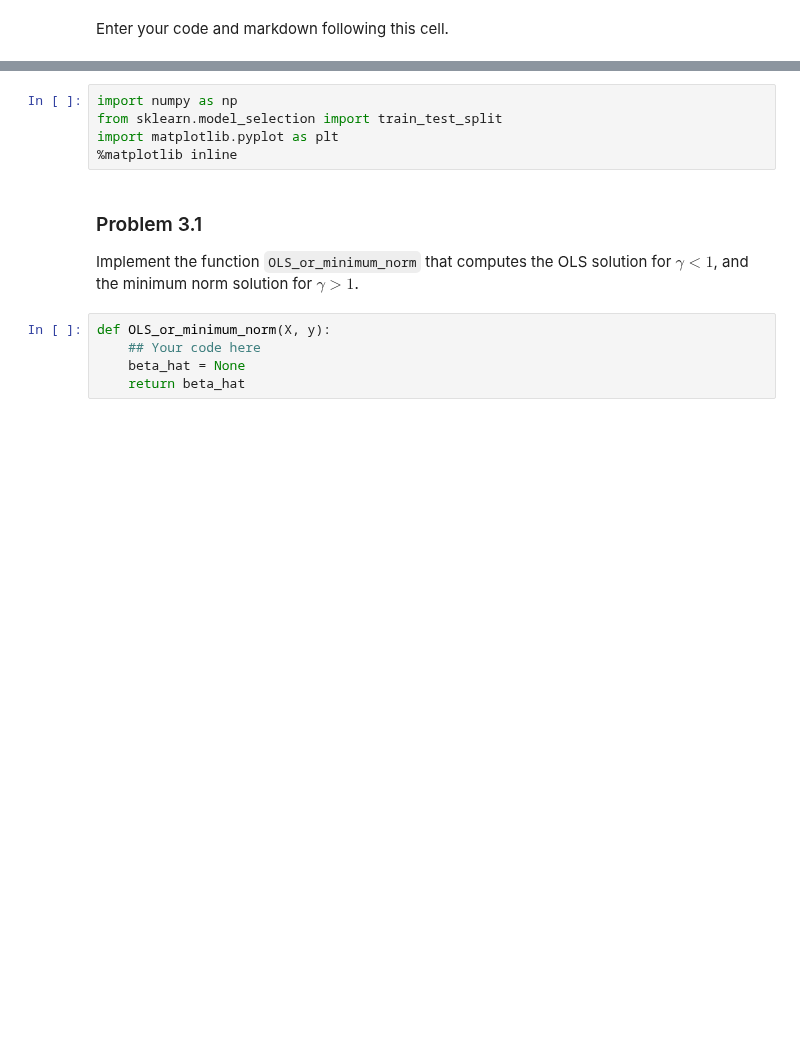
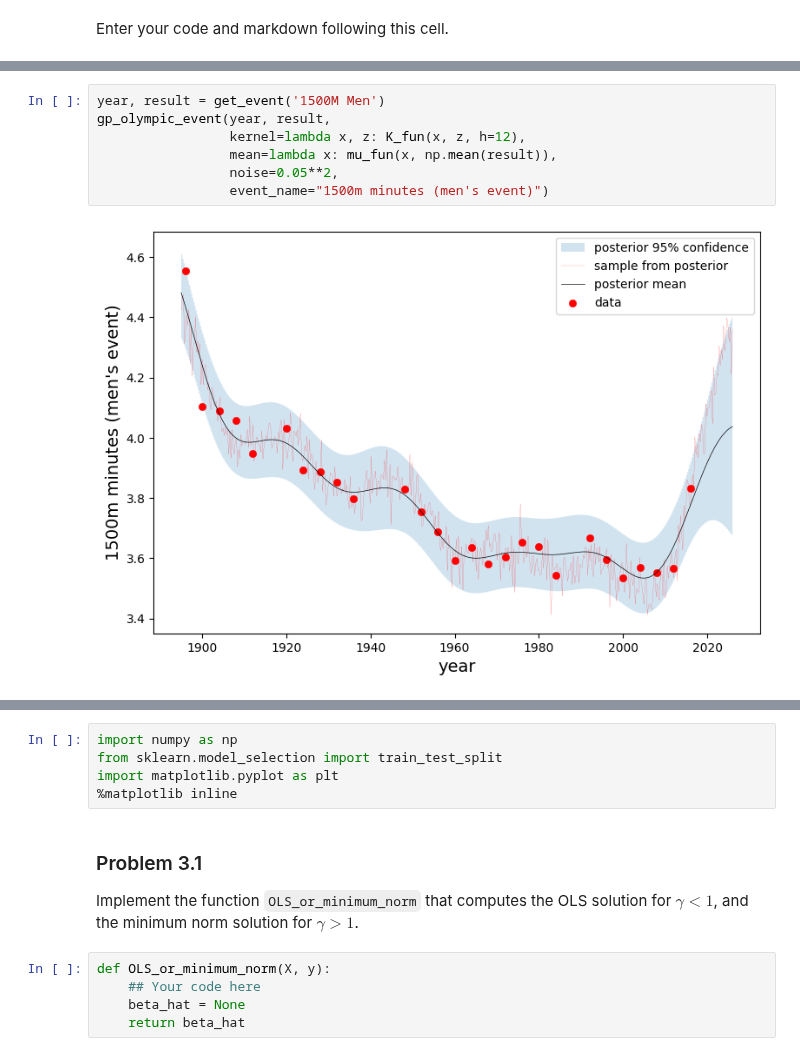
Before and after one commit to yaj0212/Intermediate-Machine-Learning, a Jupyter notebook: assignments/assn2/assn2.ipynb, the cells around one changed output, grey strips where cells are left out. Drawn from its saved outputs; the diff is of its cells as text; blank space fills up the shorter version.

```diff
--- a/assignments/assn2/assn2.ipynb
+++ b/assignments/assn2/assn2.ipynb
@@ -572,0 +673,9 @@ Enter your code and markdown following this cell.
+# %%
+year, result = get_event('1500M Men')
+gp_olympic_event(year, result,
+                 kernel=lambda x, z: K_fun(x, z, h=12),
+                 mean=lambda x: mu_fun(x, np.mean(result)),
+                 noise=0.05**2,
+                 event_name="1500m minutes (men's event)")
+# %% [output]
+[figure, added]
```
Also changed, not shown: parts of 18 cells of this notebook.
